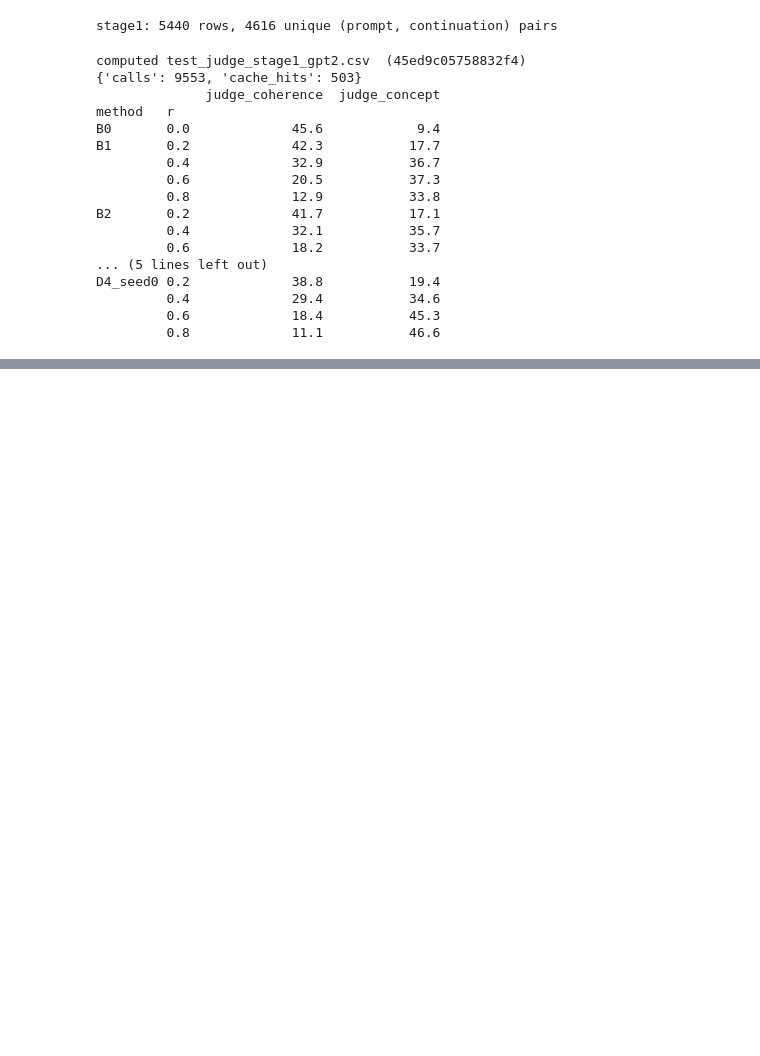
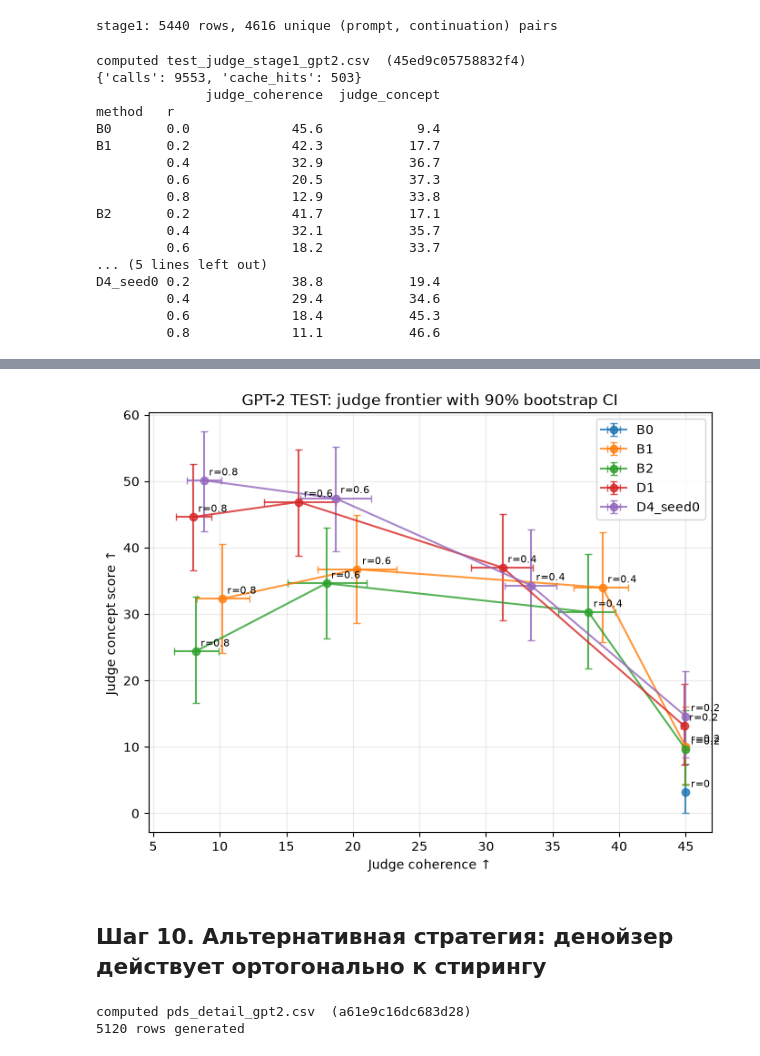
Before and after one commit to bborisggg/steering-mvp, a Jupyter notebook: notebooks/03_results.ipynb, the cells around one changed output, grey strips where cells are left out. Drawn from its saved outputs; the diff is of its cells as text; code cells hidden in the pictures; blank space fills up the shorter version.

```diff
--- a/notebooks/03_results.ipynb
+++ b/notebooks/03_results.ipynb
@@ -393,0 +369,78 @@ NameError: name 'judge_df' is not defined
+# %%
+fig, ax = plt.subplots(figsize=(8, 6))
+
+for method, sub in judge_agg.groupby("method"):
+    sub = sub.sort_values("r")
+
+    xerr = np.vstack([
+        sub["coherence"] - sub["coherence_lo"],
+        sub["coherence_hi"] - sub["coherence"],
+    ])
+
+    yerr = np.vstack([
+        sub["concept"] - sub["concept_lo"],
+        sub["concept_hi"] - sub["concept"],
+    ])
+
+    ax.errorbar(
+        sub["coherence"],
+        sub["concept"],
+        xerr=xerr,
+        yerr=yerr,
+        marker="o",
+        capsize=3,
+        label=method,
+        alpha=0.8,
+    )
+
+    for _, row in sub.iterrows():
+        ax.annotate(
+            f"r={row['r']:g}",
+            (row["coherence"], row["concept"]),
+            xytext=(4, 4),
+            textcoords="offset points",
+            fontsize=8,
+        )
+
+ax.set_xlabel("Judge coherence ↑")
+ax.set_ylabel("Judge concept score ↑")
+ax.set_title("GPT-2 TEST: judge frontier with 90% bootstrap CI")
+ax.grid(alpha=0.25)
+ax.legend()
+
+from pathlib import Path
+
+io.FIGURES.mkdir(parents=True, exist_ok=True)
+fig.savefig(io.FIGURES / "pareto_gpt2_test.png", dpi=150, bbox_inches="tight")
+plt.show()
+# %% [output]
+[figure, added]
+# %% [markdown]
+## Шаг 10. Альтернативная стратегия: денойзер действует ортогонально к стирингу
+# %%
+test_direction_by_fid = dict(zip(split.test, test_directions))
+pds_detail_rows = []
+
+for fid in tqdm(JUDGE_CONCEPTS, desc="PDS"):
+    v = test_direction_by_fid[fid]
+    for r in JUDGE_R:
+        iv = interventions.DenoisedSteering(v, r=r, scale=scale, model=d4_seed0,
+                                            corruption_description=d4_corruption.describe(),
+                                            project_correction=True)
+        out = generate.generate(model, tokenizer, prompts, iv, layer=LAYER, device=DEVICE,
+                                max_new_tokens=32, batch_size=16, seed=0)
+        nll = metrics.reference_nll(model, tokenizer, prompts, out.texts, device=DEVICE)
+        for i, (p, c, n) in enumerate(zip(prompts, out.texts, nll.tolist())):
+            pds_detail_rows.append({"method": "PDS", "r": r, "feature_id": fid, "prompt_idx": i,
+                                    "prompt": p, "continuation": c, "nll": n})
+
+pds_config = {"model": "gpt2", "layer": LAYER, "split_fingerprint": split.fingerprint(),
+             "judge_r": JUDGE_R, "judge_concepts": JUDGE_CONCEPTS,
+             "checkpoint": "denoiser_d4_seed0", "n_prompts": len(prompts),
+             "max_new_tokens": 32, "seed": 0, "version": 1}
+pds_detail_df = io.run_or_load("pds_detail_gpt2", pds_config,
+                               lambda: pd.DataFrame(pds_detail_rows), where="artifacts")
+print(f"{len(pds_detail_df)} rows generated")
+# %% [output]
+computed pds_detail_gpt2.csv  (a61e9c16dc683d28)
+5120 rows generated
```
Also changed, not shown: parts of 22 cells of this notebook, 10 other files.
